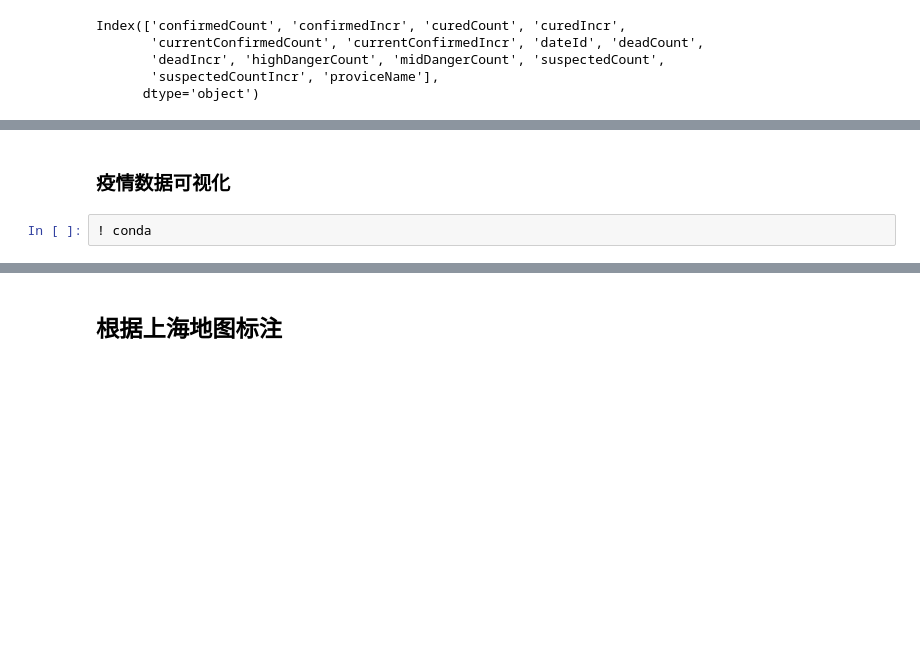
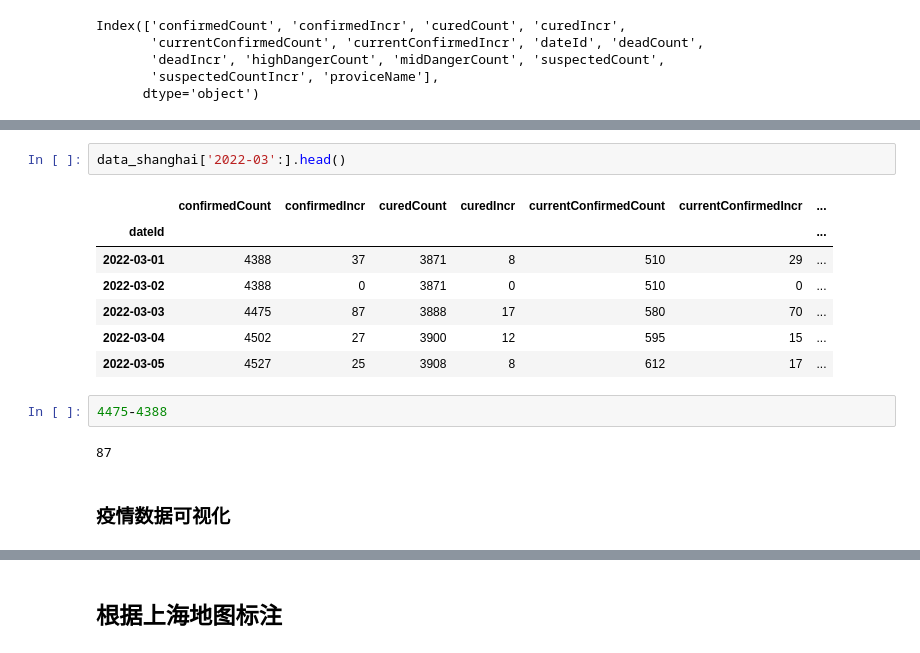
Before and after one commit to Andrewtang626/covidshanghai, a Jupyter notebook: Project_COVID_Shanghai.ipynb, the cells around one changed output, grey strips where cells are left out. Drawn from its saved outputs; the diff is of its cells as text; blank space fills up the shorter version.

```diff
--- a/Project_COVID_Shanghai.ipynb
+++ b/Project_COVID_Shanghai.ipynb
@@ -595,7 +630,19 @@ data_china_23[data_china_23['proviceName']=='上海市'].head()
+# %%
+data_shanghai['2022-03':].head()
+# %% [output]
+|  | confirmedCount | confirmedIncr | curedCount | curedIncr | currentConfirmedCount | currentConfirmedIncr | ... |
+| dateId |  |  |  |  |  |  | ... |
+| 2022-03-01 | 4388 | 37 | 3871 | 8 | 510 | 29 | ... |
+| 2022-03-02 | 4388 | 0 | 3871 | 0 | 510 | 0 | ... |
+| 2022-03-03 | 4475 | 87 | 3888 | 17 | 580 | 70 | ... |
+| 2022-03-04 | 4502 | 27 | 3900 | 12 | 595 | 15 | ... |
+| 2022-03-05 | 4527 | 25 | 3908 | 8 | 612 | 17 | ... |
+# %%
+4475-4388
+# %% [output]
+87
 # %% [markdown]
 ### 疫情数据可视化
-# %%
-! conda
 # %%
 import matplotlib.pyplot as plt
 import pandas as pd
```
Also changed, not shown: parts of 13 cells of this notebook, 2 other files.
